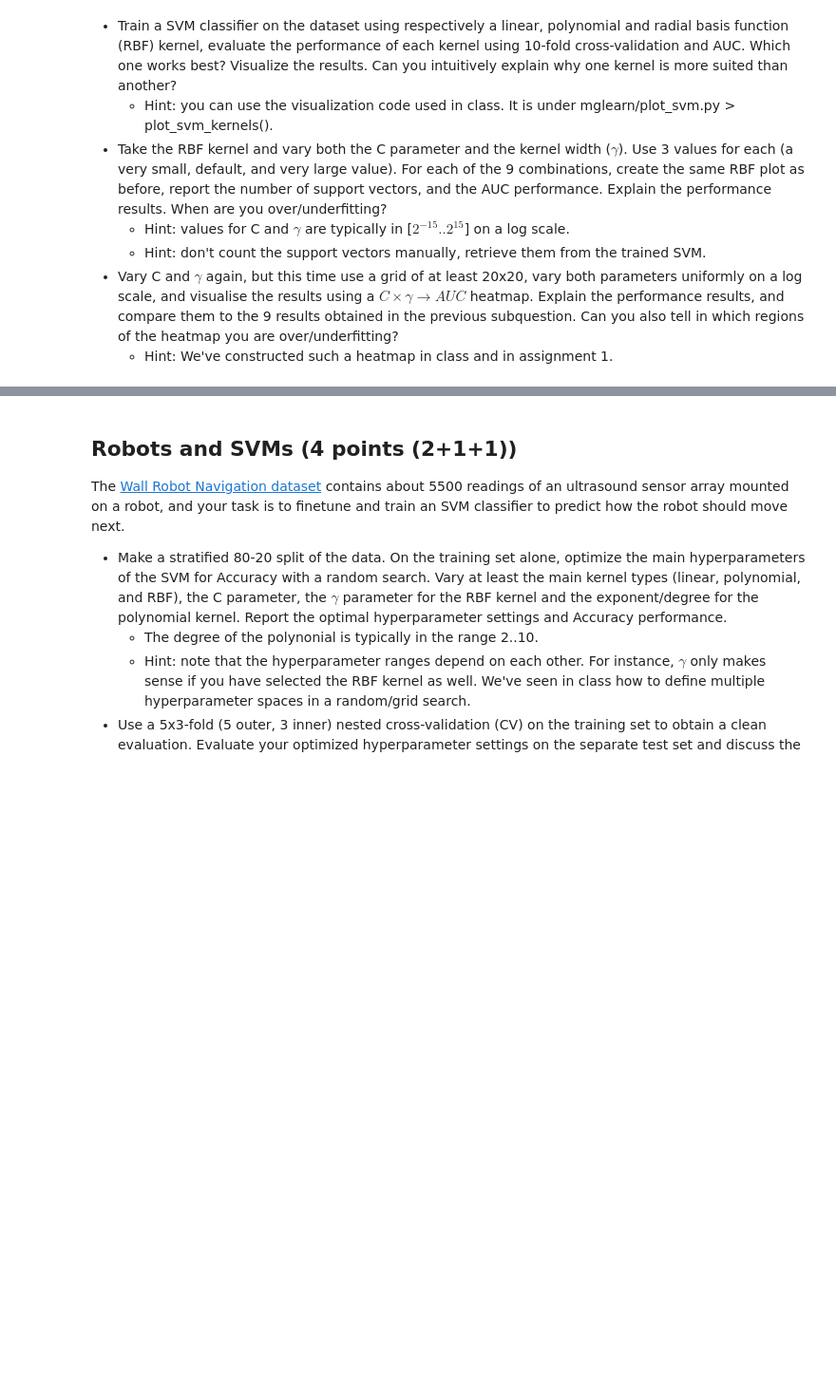
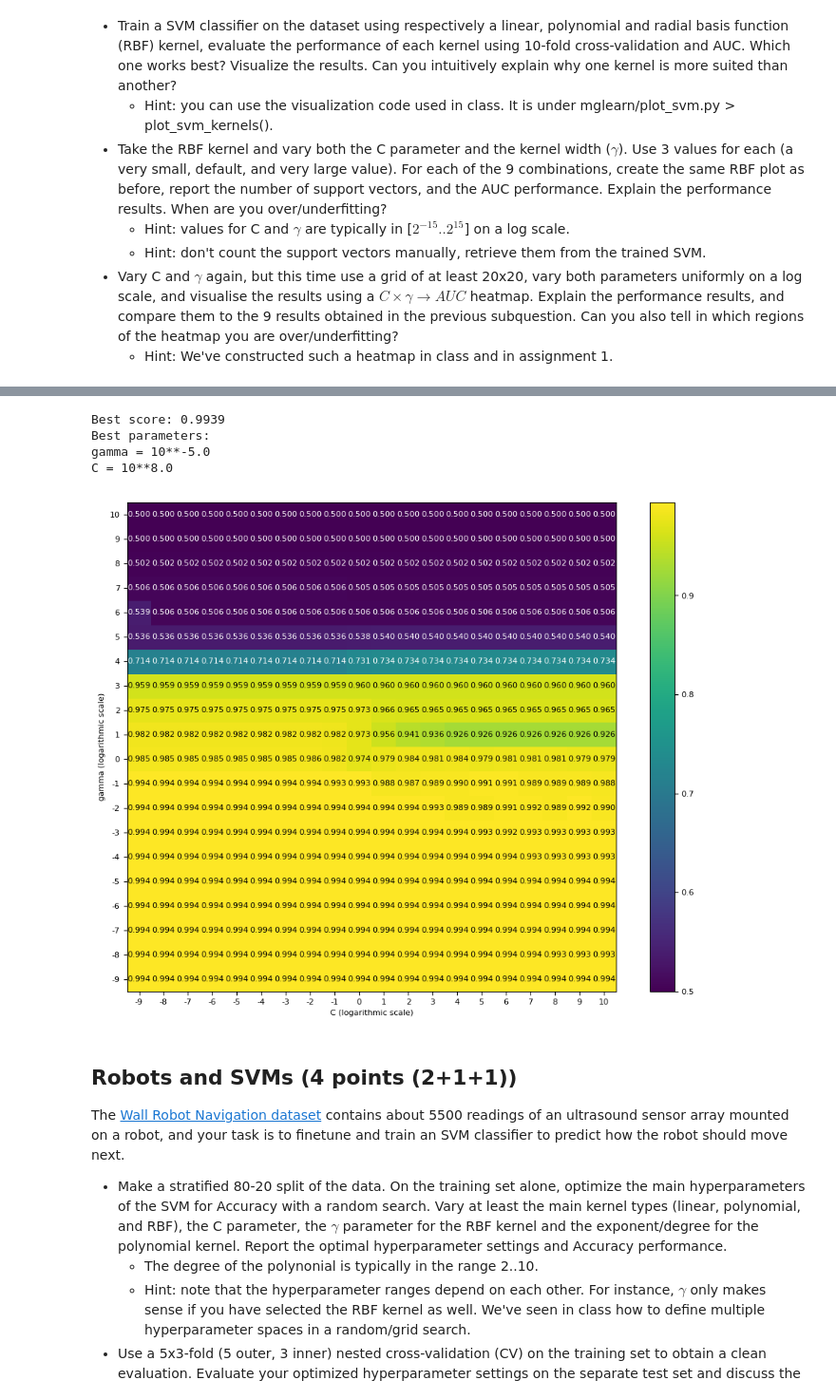
Before and after one commit to Zilarion/2IMW30-Assignment-1, a Jupyter notebook: Assignment 2.ipynb, the cells around one changed output, grey strips where cells are left out. Shown at 95% size. Cells and saved outputs as stored; diff of their text form; code cells hidden in the pictures; blank space fills up the shorter version.

```diff
--- a/Assignment 2.ipynb
+++ b/Assignment 2.ipynb
@@ -74,3 +130,34 @@ plt.show()
+# %%
+from sklearn.model_selection import GridSearchCV
+from sklearn.svm import SVC
+import numpy as np
+from sklearn.datasets.samples_generator import make_blobs
+from sklearn.metrics import roc_auc_score
+from sklearn.model_selection import cross_val_score
+import numpy as np
+
+X, Y = make_blobs(centers=2, n_samples=1000, random_state=0)
+
+param_grid = {"C": np.logspace(-9, 10, num=20),
+             "gamma": np.logspace(-9, 10, num=20)}
+grid = GridSearchCV(SVC(kernel='rbf'), param_grid, scoring="roc_auc", n_jobs=-1)
+grid.fit(X, Y)
+# %%
+print("Best score: {:.4f}".format(grid.best_score_))
+print("Best parameters:\ngamma = 10**{} \nC = 10**{}".format(np.log10(grid.best_params_['gamma']), np.log10(grid.best_params_['C'])))
+
+scores = grid.cv_results_['mean_test_score'].reshape(20,20).T
+plt.rcParams["figure.figsize"] = [12,9]
+heatmap = mglearn.tools.heatmap(scores, xlabel="C (logarithmic scale)", ylabel="gamma (logarithmic scale)",
+                                cmap="viridis", fmt="%0.3f",
+                                xticklabels=np.log10(param_grid['C']).astype(int), yticklabels=np.log10(param_grid['gamma']).astype(int))
+plt.colorbar(heatmap)
+# %% [output]
+Best score: 0.9939
+Best parameters:
+gamma = 10**-5.0
+C = 10**8.0
+[figure, added]
 # %% [markdown]
 ## Robots and SVMs (4 points (2+1+1))
 
```
Also changed, not shown: parts of 2 cells of this notebook.
